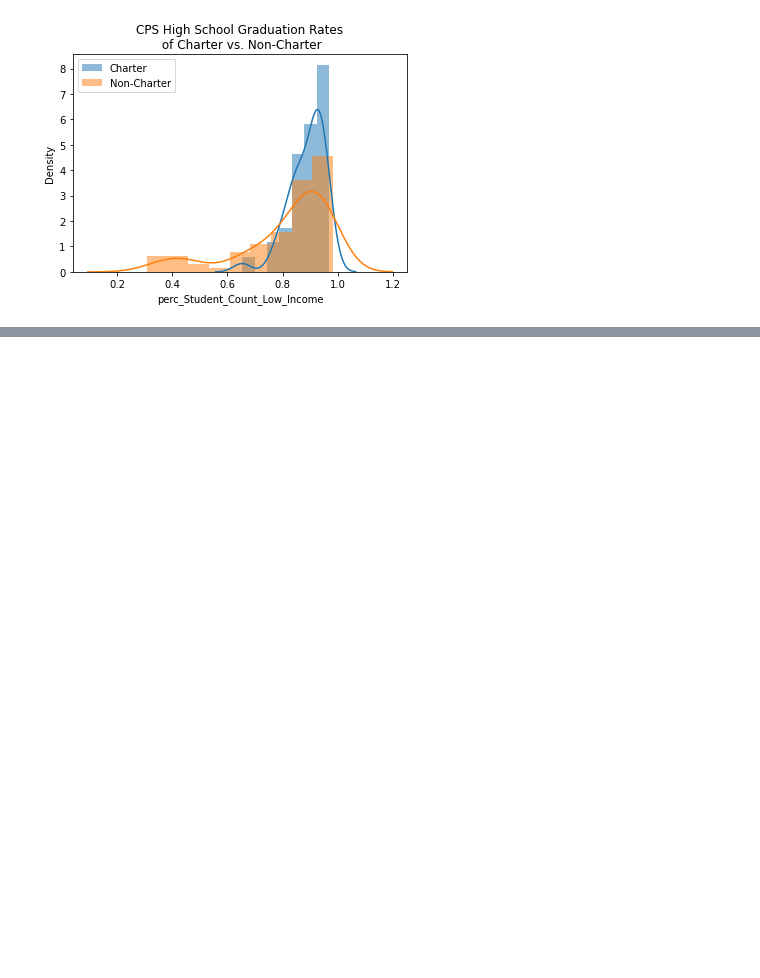
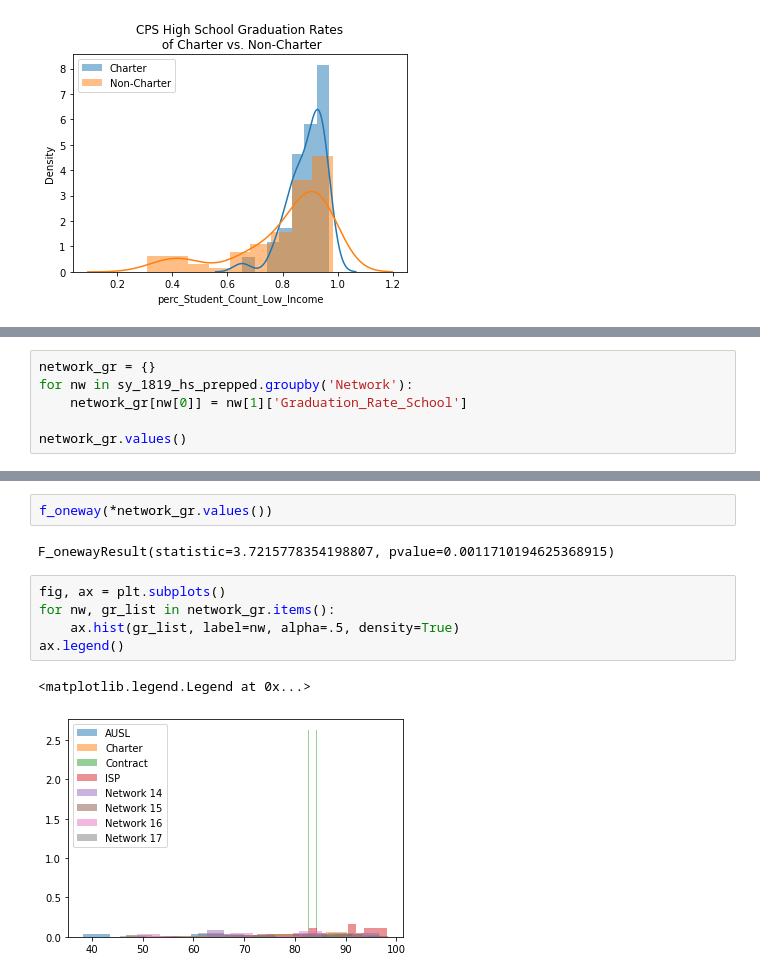
Before and after one commit to j-max/CPS_GradRate_Analysis, a Jupyter notebook: notebooks/eda/eda.ipynb, the cells around one changed output, grey strips where cells are left out. Drawn from its saved outputs; the diff is of its cells as text; blank space fills up the shorter version.

```diff
--- a/notebooks/eda/eda.ipynb
+++ b/notebooks/eda/eda.ipynb
@@ -539,0 +622,6 @@ Text(0.5, 1.0, 'CPS High School Graduation Rates\n of Charter vs. Non-Charter')
+# %%
+network_gr = {}
+for nw in sy_1819_hs_prepped.groupby('Network'):
+    network_gr[nw[0]] = nw[1]['Graduation_Rate_School']
+
+network_gr.values()
@@ -539,0 +646,12 @@ Text(0.5, 1.0, 'CPS High School Graduation Rates\n of Charter vs. Non-Charter')
+# %%
+f_oneway(*network_gr.values())
+# %% [output]
+F_onewayResult(statistic=3.7215778354198807, pvalue=0.0011710194625368915)
+# %%
+fig, ax = plt.subplots()
+for nw, gr_list in network_gr.items():
+    ax.hist(gr_list, label=nw, alpha=.5, density=True)
+ax.legend()
+# %% [output]
+<matplotlib.legend.Legend at 0x...>
+[figure, added]
```
Also changed, not shown: parts of 34 cells of this notebook, 3 other files.
